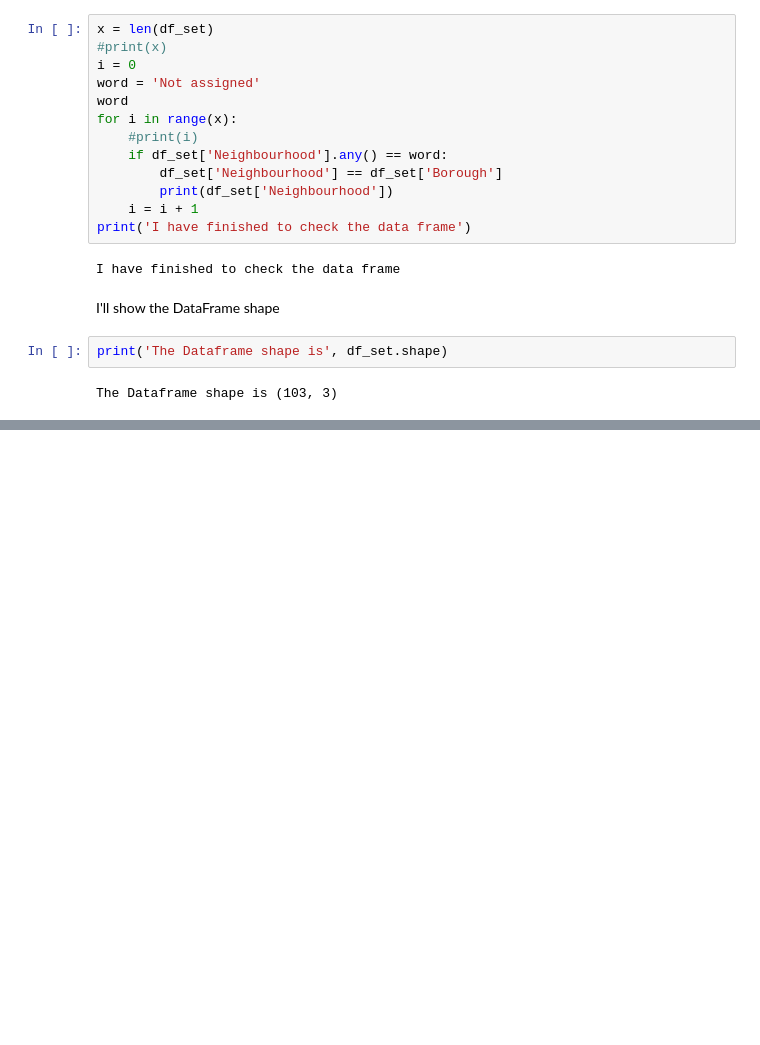
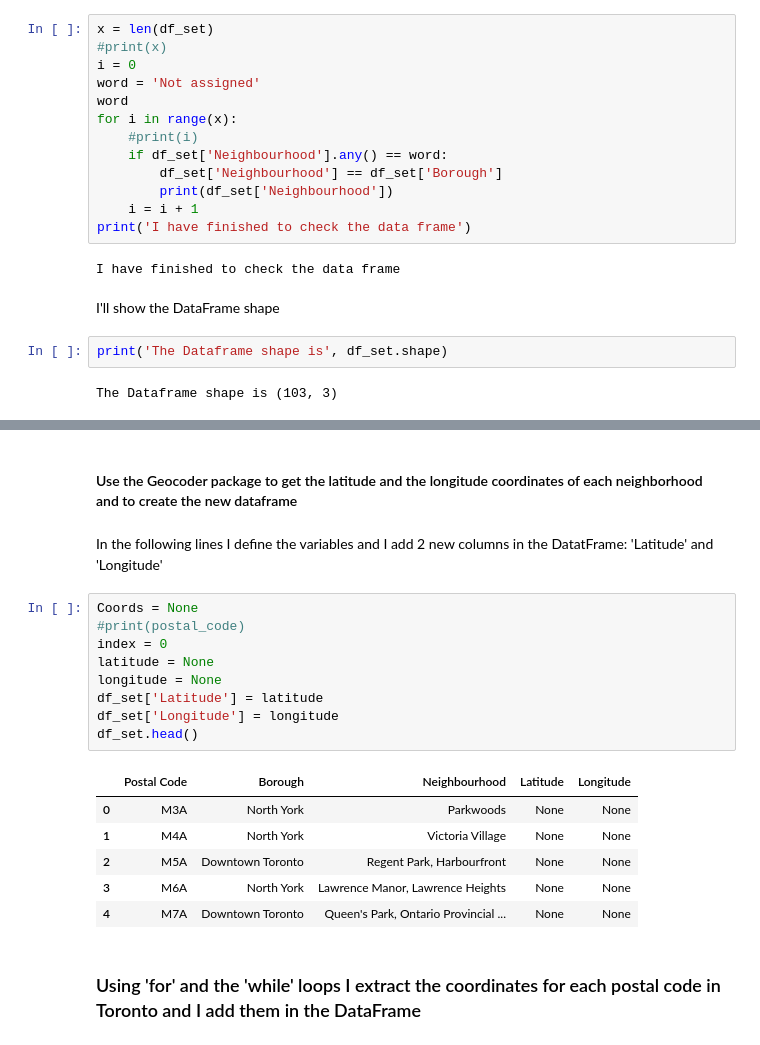
Before and after one commit to Tibetta/Coursera_Capstone, a Jupyter notebook: Toronto_postalCodes.ipynb, the cells around one changed output, grey strips where cells are left out. Cells and saved outputs as stored; diff of their text form; blank space fills up the shorter version.

```diff
--- a/Toronto_postalCodes.ipynb
+++ b/Toronto_postalCodes.ipynb
@@ -101,0 +118,22 @@ The Dataframe shape is (103, 3)
+# %% [markdown]
+#### Use the Geocoder package to get the latitude and the longitude coordinates of each neighborhood and to create the new dataframe
+# %% [markdown]
+In the following lines I define the variables and I add 2 new columns in the DatatFrame: 'Latitude' and 'Longitude'
+# %%
+Coords = None
+#print(postal_code)
+index = 0
+latitude = None
+longitude = None
+df_set['Latitude'] = latitude
+df_set['Longitude'] = longitude
+df_set.head()
+# %% [output]
+|  | Postal Code | Borough | Neighbourhood | Latitude | Longitude |
+| 0 | M3A | North York | Parkwoods | None | None |
+| 1 | M4A | North York | Victoria Village | None | None |
+| 2 | M5A | Downtown Toronto | Regent Park, Harbourfront | None | None |
+| 3 | M6A | North York | Lawrence Manor, Lawrence Heights | None | None |
+| 4 | M7A | Downtown Toronto | Queen's Park, Ontario Provincial ... | None | None |
+# %% [markdown]
+### Using 'for' and the 'while' loops I extract the coordinates for each postal code in Toronto and I add them in the DataFrame
```
Also changed, not shown: parts of 5 cells of this notebook.
